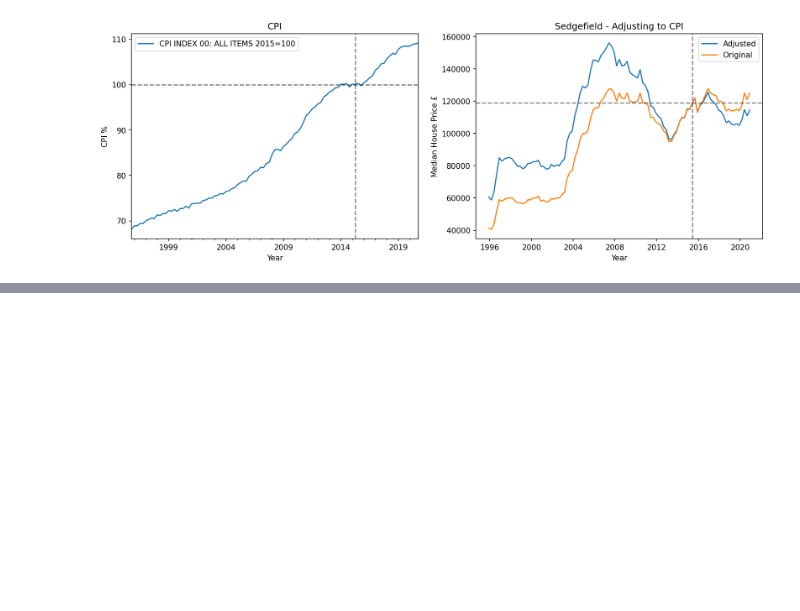
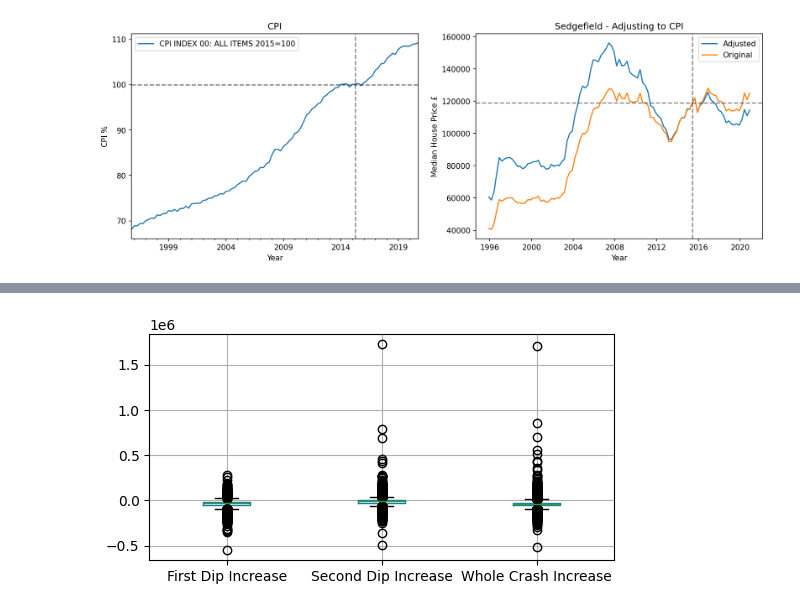
Before and after one commit to ajhetherington/house_prices, a Jupyter notebook: Housing.ipynb, the cells around one changed output, grey strips where cells are left out. Saved outputs shown, nothing was run; the diff lists cells and outputs as text; code cells hidden in the pictures; blank space fills up the shorter version.

```diff
--- a/Housing.ipynb
+++ b/Housing.ipynb
@@ -287,0 +310,3 @@ print()
+# %%
+peaks_times = quarterly_columns[indexes[1:-1]]
+print(peaks_times)
@@ -287,0 +317,9 @@ print()
+# %%
+merged['First Dip Increase'] = merged[peaks_times[1]] - merged[peaks_times[0]]
+merged['Second Dip Increase'] = merged[peaks_times[3]] - merged[peaks_times[2]]
+merged['Whole Crash Increase'] = merged[peaks_times[3]] - merged[peaks_times[0]]
+plt.figure(dpi = 100,figsize = (6,3))
+merged.boxplot(['First Dip Increase','Second Dip Increase','Whole Crash Increase'],return_type = 'dict')
+print()
+# %% [output]
+[figure, added]
```
Also changed, not shown: parts of 19 cells of this notebook.
